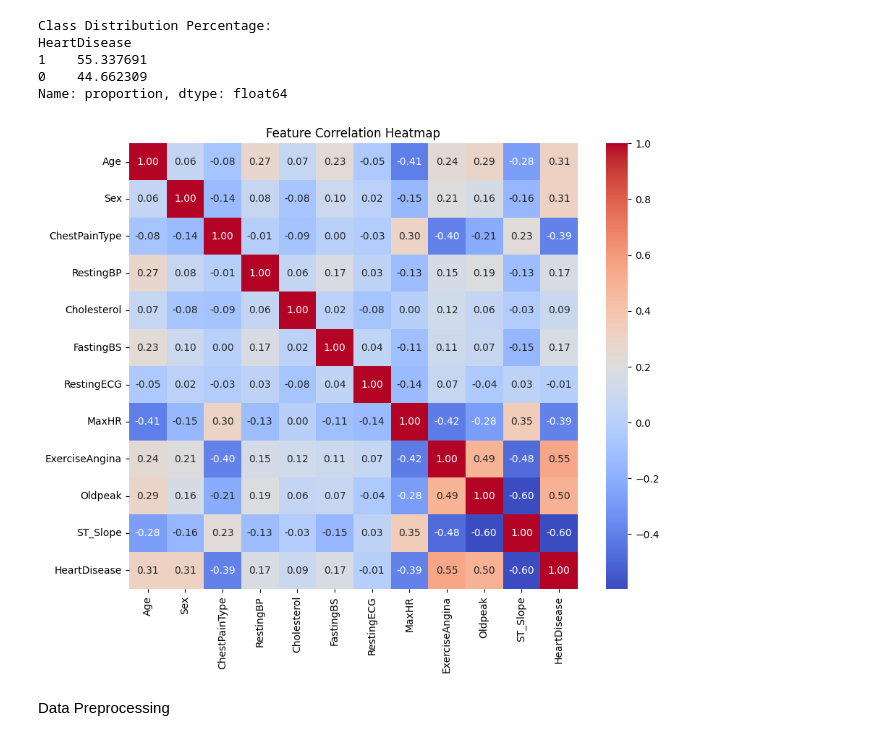
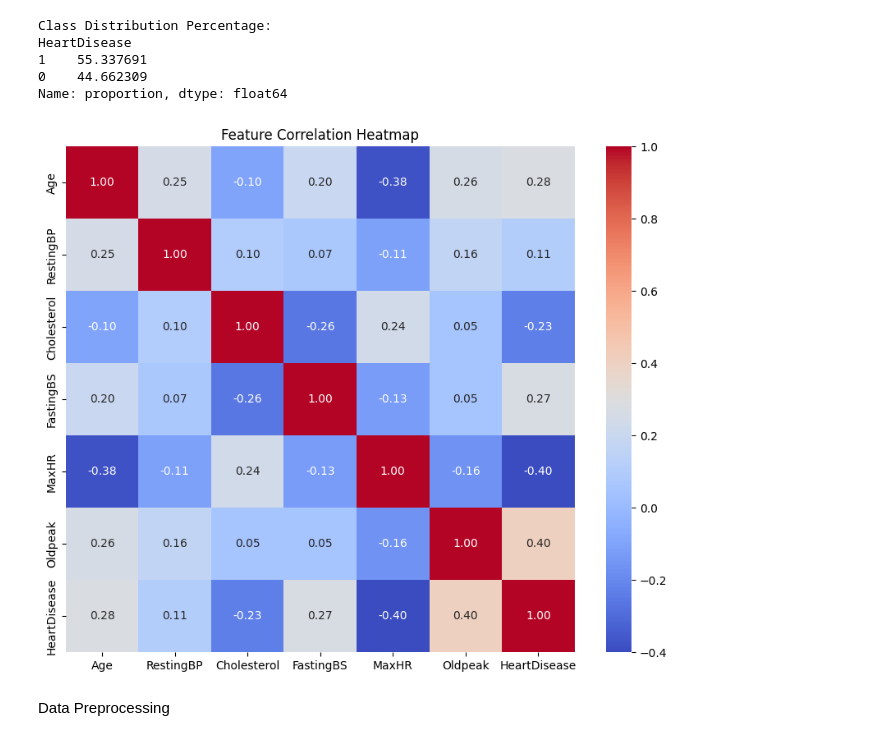
Before and after one commit to Maleewij65/heart-disease-prediction-ML_Assignment, a Jupyter notebook: IT22339324_Catboost.ipynb, the cells around one changed output. Drawn from its saved outputs; the diff is of its cells as text; code cells hidden in the pictures.

```diff
--- a/IT22339324_Catboost.ipynb
+++ b/IT22339324_Catboost.ipynb
@@ -160,13 +162,17 @@ HeartDisease
 0    44.662309
 Name: proportion, dtype: float64
 # %%
-# Correlation Heatmap
+# Correlation Heatmap (only numerical features)
 plt.figure(figsize=(10,8))
-sns.heatmap(data.corr(), annot=True, cmap='coolwarm', fmt=".2f")
+
+numeric_data = data.select_dtypes(include=['int64', 'float64'])
+
+sns.heatmap(numeric_data.corr(), annot=True, cmap='coolwarm', fmt=".2f")
+
 plt.title("Feature Correlation Heatmap")
 plt.show()
 # %% [output]
-[figure, old version]
+[figure, new version]
 # %% [markdown]
 Data Preprocessing
 # %%
```
Also changed, not shown: parts of 15 cells of this notebook.
